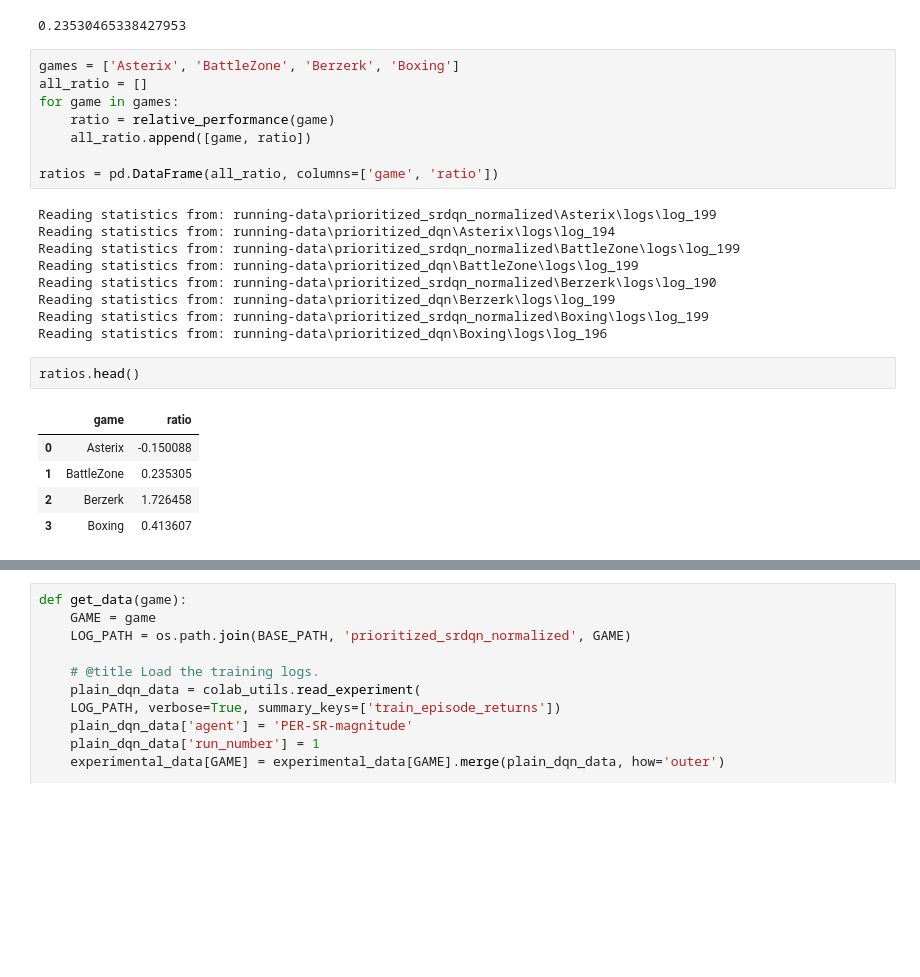
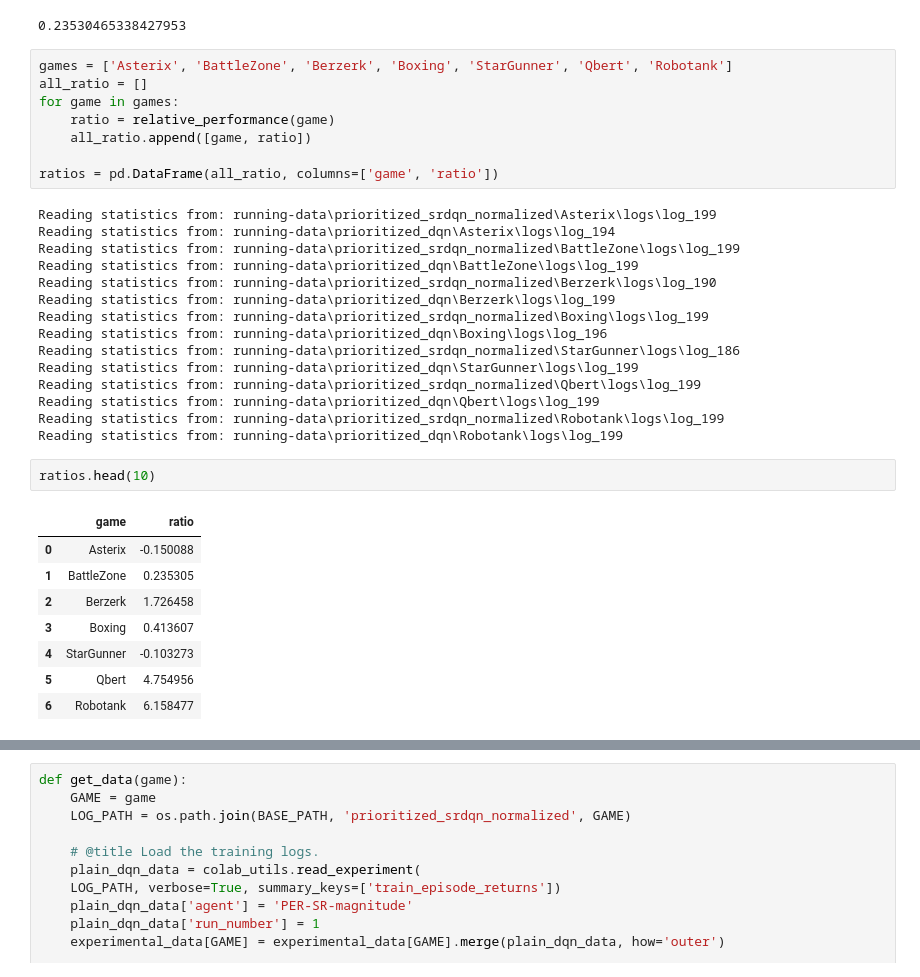
Before and after one commit to bryanyuan1/ExperienceReplaySR, a Jupyter notebook: dopamine_need_term_experiment.ipynb, the cells around one changed output, grey strips where cells are left out. Cells and saved outputs as stored; diff of their text form; blank space fills up the shorter version.

```diff
--- a/dopamine_need_term_experiment.ipynb
+++ b/dopamine_need_term_experiment.ipynb
@@ -685,7 +686,7 @@ Reading statistics from: running-data\prioritized_srdqn_normalized\BattleZone\lo
 Reading statistics from: running-data\prioritized_dqn\BattleZone\logs\log_199
 0.23530465338427953
 # %%
-games = ['Asterix', 'BattleZone', 'Berzerk', 'Boxing']
+games = ['Asterix', 'BattleZone', 'Berzerk', 'Boxing', 'StarGunner', 'Qbert', 'Robotank']
 all_ratio = []
 for game in games:
     ratio = relative_performance(game)
@@ -701,14 +702,23 @@ Reading statistics from: running-data\prioritized_srdqn_normalized\Berzerk\logs\
 Reading statistics from: running-data\prioritized_dqn\Berzerk\logs\log_199
 Reading statistics from: running-data\prioritized_srdqn_normalized\Boxing\logs\log_199
 Reading statistics from: running-data\prioritized_dqn\Boxing\logs\log_196
+Reading statistics from: running-data\prioritized_srdqn_normalized\StarGunner\logs\log_186
+Reading statistics from: running-data\prioritized_dqn\StarGunner\logs\log_199
+Reading statistics from: running-data\prioritized_srdqn_normalized\Qbert\logs\log_199
+Reading statistics from: running-data\prioritized_dqn\Qbert\logs\log_199
+Reading statistics from: running-data\prioritized_srdqn_normalized\Robotank\logs\log_199
+Reading statistics from: running-data\prioritized_dqn\Robotank\logs\log_199
 # %%
-ratios.head()
+ratios.head(10)
 # %% [output]
 |  | game | ratio |
 | 0 | Asterix | -0.150088 |
 | 1 | BattleZone | 0.235305 |
 | 2 | Berzerk | 1.726458 |
 | 3 | Boxing | 0.413607 |
+| 4 | StarGunner | -0.103273 |
+| 5 | Qbert | 4.754956 |
+| 6 | Robotank | 6.158477 |
 # %%
 import seaborn as sns
 import matplotlib.pyplot as plt
```
Also changed, not shown: parts of 3 cells of this notebook, 7 other files.
